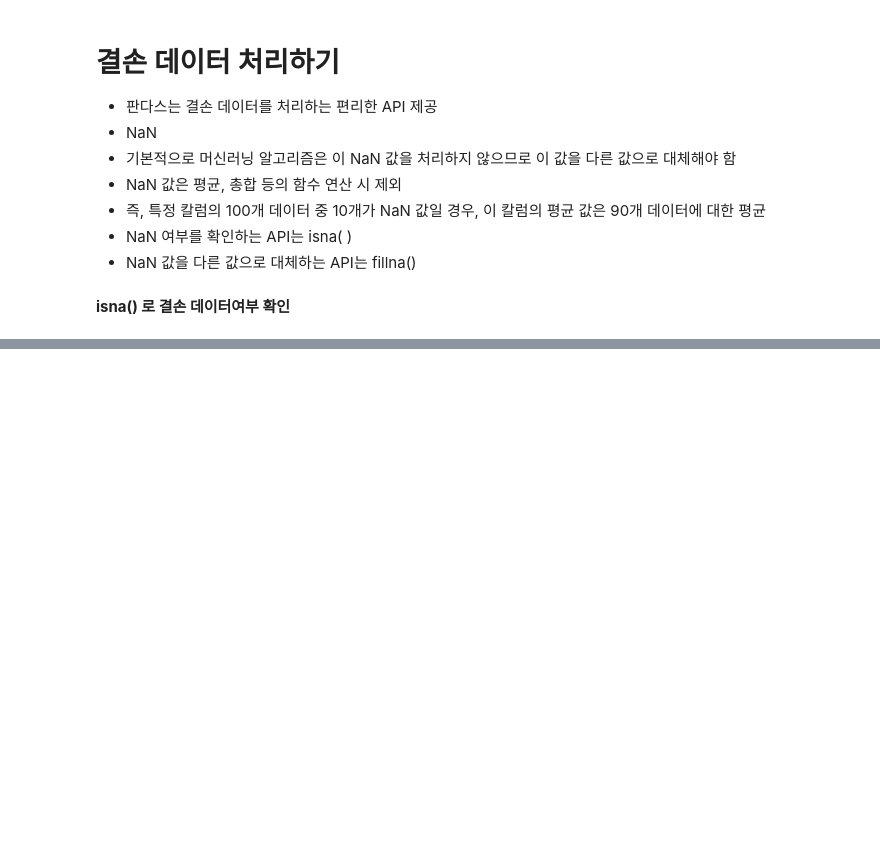
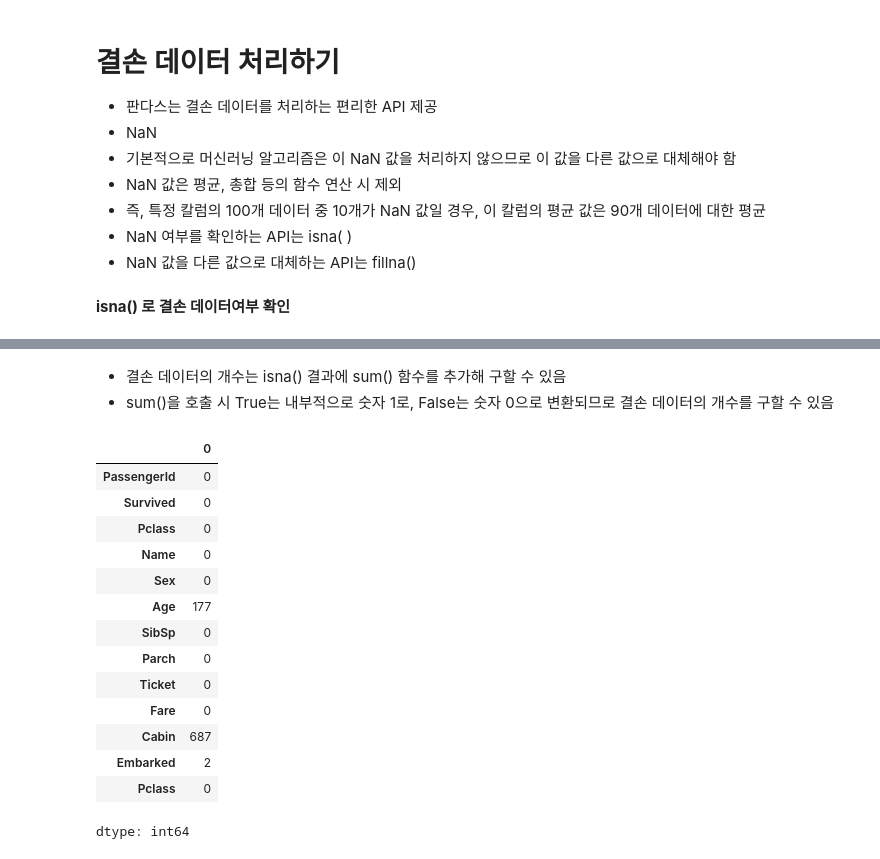
Before and after one commit to yuhui-0611/ESAA, a Jupyter notebook: ESAA_YB_WEEK02_2_Pandas.ipynb, the cells around one changed output, grey strips where cells are left out. Saved outputs shown, nothing was run; the diff lists cells and outputs as text; code cells hidden in the pictures; blank space fills up the shorter version.

```diff
--- a/ESAA_YB_WEEK02_2_Pandas.ipynb
+++ b/ESAA_YB_WEEK02_2_Pandas.ipynb
@@ -932,0 +942,21 @@ titanic_df.groupby('Pclass').agg(agg_format)
+# %% [markdown]
+- 결손 데이터의 개수는 isna() 결과에 sum() 함수를 추가해 구할 수 있음
+- sum()을 호출 시 True는 내부적으로 숫자 1로, False는 숫자 0으로 변환되므로 결손 데이터의 개수를 구할 수 있음
+# %%
+titanic_df.isna( ).sum( )
+# %% [output]
+|  | 0 |
+| PassengerId | 0 |
+| Survived | 0 |
+| Pclass | 0 |
+| Name | 0 |
+| Sex | 0 |
+| Age | 177 |
+| SibSp | 0 |
+| Parch | 0 |
+| Ticket | 0 |
+| Fare | 0 |
+| Cabin | 687 |
+| Embarked | 2 |
+| Pclass | 0 |
+dtype: int64
```
Also changed, not shown: parts of 21 cells of this notebook.
